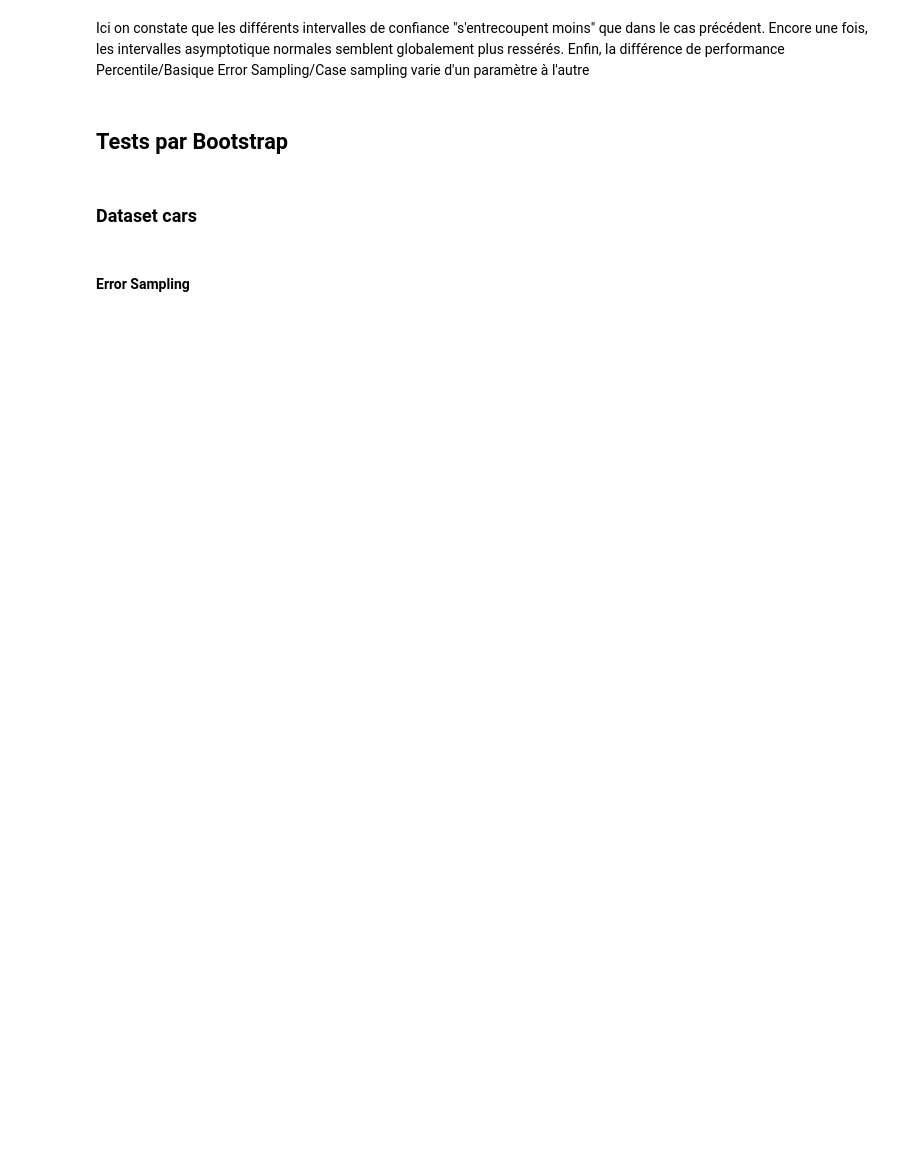
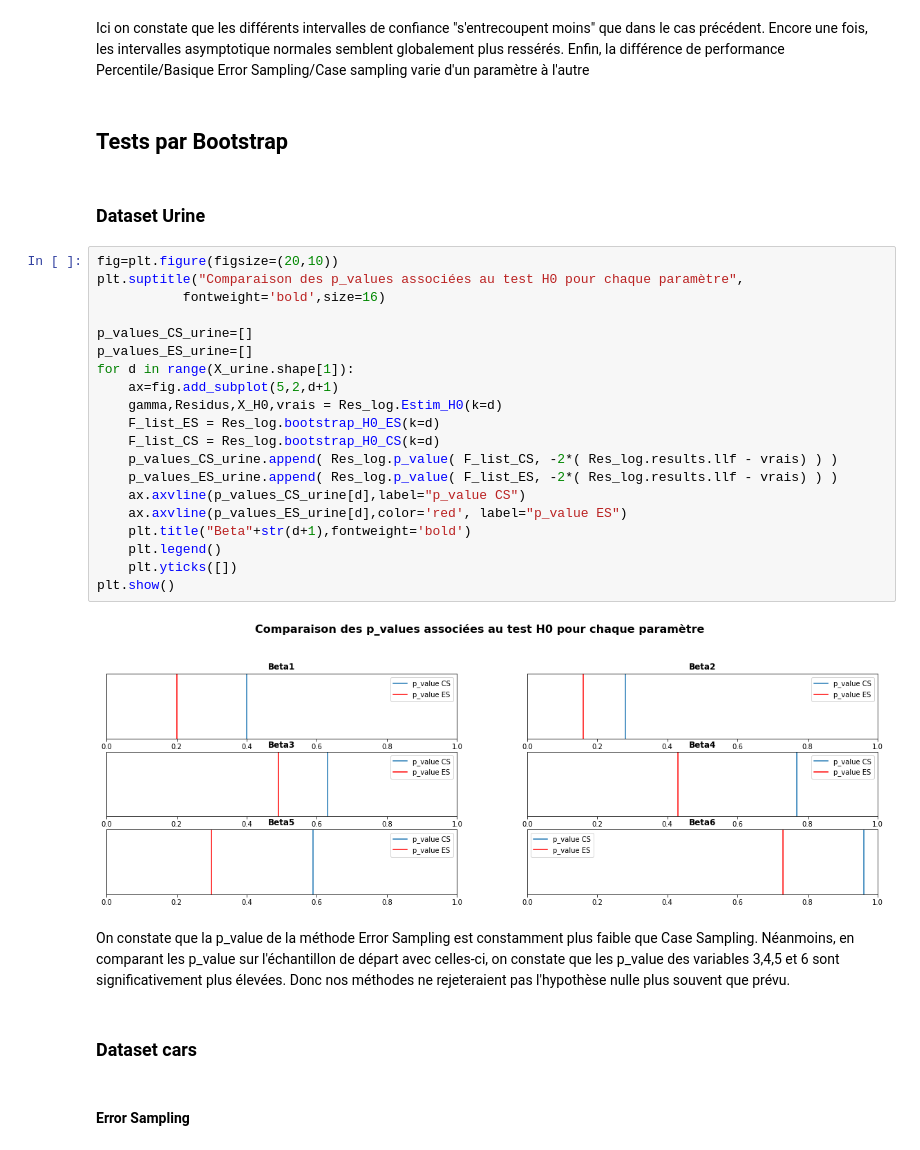
Before and after one commit to AntoineG92/Bootstrap-resampling-methods, a Jupyter notebook: Boostrap TP2 LE MEUR GRELETY v2_AG.ipynb, the cells around one changed output. Drawn from its saved outputs; the diff is of its cells as text; blank space fills up the shorter version.

```diff
--- a/Boostrap TP2 LE MEUR GRELETY v2_AG.ipynb
+++ b/Boostrap TP2 LE MEUR GRELETY v2_AG.ipynb
@@ -199,6 +196,33 @@ plt.show()
 Ici on constate que les différents intervalles de confiance  "s'entrecoupent moins" que dans le cas précédent. Encore une fois, les intervalles asymptotique normales semblent globalement plus ressérés. Enfin, la différence de performance Percentile/Basique Error Sampling/Case sampling varie d'un paramètre à l'autre
 # %% [markdown]
 ## Tests par Bootstrap
+# %% [markdown]
+### Dataset Urine
+# %%
+fig=plt.figure(figsize=(20,10))
+plt.suptitle("Comparaison des p_values associées au test H0 pour chaque paramètre",
+           fontweight='bold',size=16)
+
+p_values_CS_urine=[]
+p_values_ES_urine=[]
+for d in range(X_urine.shape[1]):
+    ax=fig.add_subplot(5,2,d+1)
+    gamma,Residus,X_H0,vrais = Res_log.Estim_H0(k=d)
+    F_list_ES = Res_log.bootstrap_H0_ES(k=d)
+    F_list_CS = Res_log.bootstrap_H0_CS(k=d)
+    p_values_CS_urine.append( Res_log.p_value( F_list_CS, -2*( Res_log.results.llf - vrais) ) )
+    p_values_ES_urine.append( Res_log.p_value( F_list_ES, -2*( Res_log.results.llf - vrais) ) )
+    ax.axvline(p_values_CS_urine[d],label="p_value CS")
+    ax.axvline(p_values_ES_urine[d],color='red', label="p_value ES")
+    plt.title("Beta"+str(d+1),fontweight='bold')
+    plt.legend()
+    plt.yticks([])
+plt.show()
+# %% [output]
+[figure, added]
+# %% [markdown]
+On constate que la p_value de la méthode Error Sampling est constamment plus faible que Case Sampling.
+Néanmoins, en comparant les p_value sur l'échantillon de départ avec celles-ci, on constate que les p_value des variables 3,4,5 et 6 sont significativement plus élevées. Donc nos méthodes ne rejeteraient pas l'hypothèse nulle plus souvent que prévu.
 # %% [markdown]
 ### Dataset cars
 # %% [markdown]
```
Also changed, not shown: parts of 49 cells of this notebook, 1 other file.
